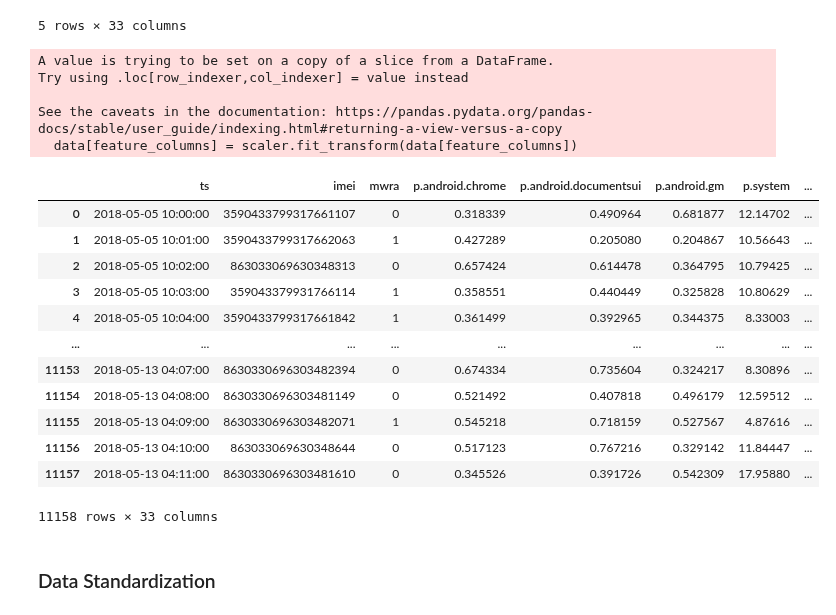
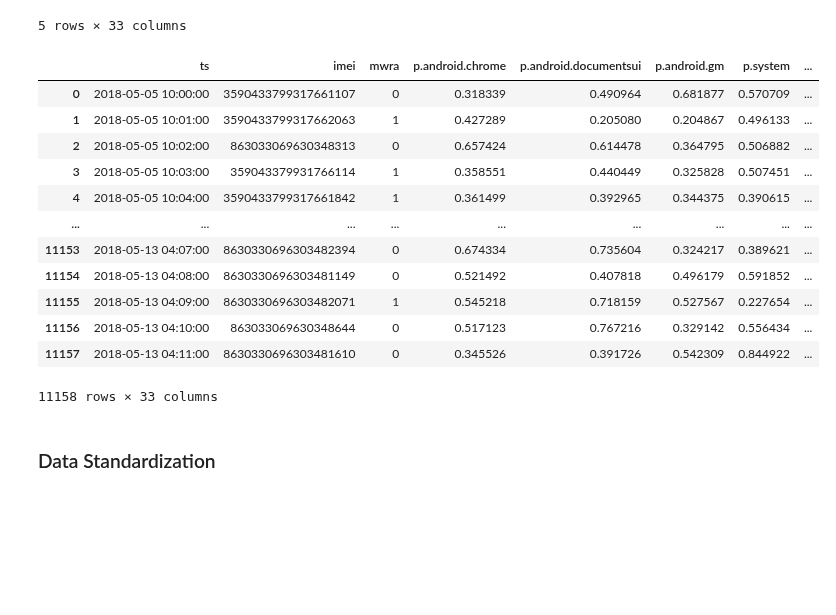
Before and after one commit to MartinH2k3/IAUProject, a Jupyter notebook: phase2-janka.ipynb, the cells around one changed output. Cells and saved outputs as stored; diff of their text form; code cells hidden in the pictures; blank space fills up the shorter version.

```diff
--- a/phase2-janka.ipynb
+++ b/phase2-janka.ipynb
@@ -103,30 +105,29 @@ feature_columns = ['p.android.chrome', 'p.android.documentsui', 'p.android.gm']
+# %%
+#feature_columns = ['p.android.chrome', 'p.android.documentsui', 'p.android.gm']
+feature_columns = ['p.android.chrome', 'p.android.documentsui', 'p.android.gm', 'p.system', 'p.android.packageinstaller', 'p.android.settings', 'p.android.externalstorage', 'p.android.gms', 'p.katana', 'p.browser.provider', 'p.dogalize', 'p.simulator', 'p.google', 'p.android.vending', 'p.inputmethod.latin', 'p.process.gapps', 'p.notifier', 'p.olauncher', 'p.gms.persistent', 'p.android.defcontainer', 'c.android.youtube', 'c.dogalize', 'c.android.gm', 'c.katana', 'c.android.chrome', 'c.raider', 'c.android.vending', 'c.UCMobile.intl', 'c.UCMobile.x86', 'c.updateassist']
 # %%
 def min_max_scaling(data, feature_columns):
     scaler = MinMaxScaler()
     data[feature_columns] = scaler.fit_transform(data[feature_columns])
     return data
 # %%
-normalized_data = min_max_scaling(training_data, feature_columns)
+data_to_transform = training_data.copy()
+normalized_data = min_max_scaling(data_to_transform, feature_columns)
 normalized_data
 # %% [output]
+|  | ts | imei | mwra | p.android.chrome | p.android.documentsui | p.android.gm | p.system | ... |
+| 0 | 2018-05-05 10:00:00 | 3590433799317661107 | 0 | 0.318339 | 0.490964 | 0.681877 | 0.570709 | ... |
+| 1 | 2018-05-05 10:01:00 | 3590433799317662063 | 1 | 0.427289 | 0.205080 | 0.204867 | 0.496133 | ... |
+| 2 | 2018-05-05 10:02:00 | 863033069630348313 | 0 | 0.657424 | 0.614478 | 0.364795 | 0.506882 | ... |
+| 3 | 2018-05-05 10:03:00 | 359043379931766114 | 1 | 0.358551 | 0.440449 | 0.325828 | 0.507451 | ... |
+| 4 | 2018-05-05 10:04:00 | 3590433799317661842 | 1 | 0.361499 | 0.392965 | 0.344375 | 0.390615 | ... |
+| ... | ... | ... | ... | ... | ... | ... | ... | ... |
+| 11153 | 2018-05-13 04:07:00 | 8630330696303482394 | 0 | 0.674334 | 0.735604 | 0.324217 | 0.389621 | ... |
+| 11154 | 2018-05-13 04:08:00 | 8630330696303481149 | 0 | 0.521492 | 0.407818 | 0.496179 | 0.591852 | ... |
+| 11155 | 2018-05-13 04:09:00 | 8630330696303482071 | 1 | 0.545218 | 0.718159 | 0.527567 | 0.227654 | ... |
+| 11156 | 2018-05-13 04:10:00 | 863033069630348644 | 0 | 0.517123 | 0.767216 | 0.329142 | 0.556434 | ... |
+| 11157 | 2018-05-13 04:11:00 | 8630330696303481610 | 0 | 0.345526 | 0.391726 | 0.542309 | 0.844922 | ... |
-A value is trying to be set on a copy of a slice from a DataFrame.
-Try using .loc[row_indexer,col_indexer] = value instead
-
-See the caveats in the documentation: https://pandas.pydata.org/pandas-docs/stable/user_guide/indexing.html#returning-a-view-versus-a-copy
-  data[feature_columns] = scaler.fit_transform(data[feature_columns])
+11158 rows × 33 columns
-|  | ts | imei | mwra | p.android.chrome | p.android.documentsui | p.android.gm | p.system | ... |
-| 0 | 2018-05-05 10:00:00 | 3590433799317661107 | 0 | 0.318339 | 0.490964 | 0.681877 | 12.14702 | ... |
-| 1 | 2018-05-05 10:01:00 | 3590433799317662063 | 1 | 0.427289 | 0.205080 | 0.204867 | 10.56643 | ... |
-| 2 | 2018-05-05 10:02:00 | 863033069630348313 | 0 | 0.657424 | 0.614478 | 0.364795 | 10.79425 | ... |
-| 3 | 2018-05-05 10:03:00 | 359043379931766114 | 1 | 0.358551 | 0.440449 | 0.325828 | 10.80629 | ... |
-| 4 | 2018-05-05 10:04:00 | 3590433799317661842 | 1 | 0.361499 | 0.392965 | 0.344375 | 8.33003 | ... |
-| ... | ... | ... | ... | ... | ... | ... | ... | ... |
-| 11153 | 2018-05-13 04:07:00 | 8630330696303482394 | 0 | 0.674334 | 0.735604 | 0.324217 | 8.30896 | ... |
-| 11154 | 2018-05-13 04:08:00 | 8630330696303481149 | 0 | 0.521492 | 0.407818 | 0.496179 | 12.59512 | ... |
-| 11155 | 2018-05-13 04:09:00 | 8630330696303482071 | 1 | 0.545218 | 0.718159 | 0.527567 | 4.87616 | ... |
-| 11156 | 2018-05-13 04:10:00 | 863033069630348644 | 0 | 0.517123 | 0.767216 | 0.329142 | 11.84447 | ... |
-| 11157 | 2018-05-13 04:11:00 | 8630330696303481610 | 0 | 0.345526 | 0.391726 | 0.542309 | 17.95880 | ... |
-11158 rows × 33 columns
 # %% [markdown]
 ### Data Standardization
 # %%
```
Also changed, not shown: parts of 17 cells of this notebook.
